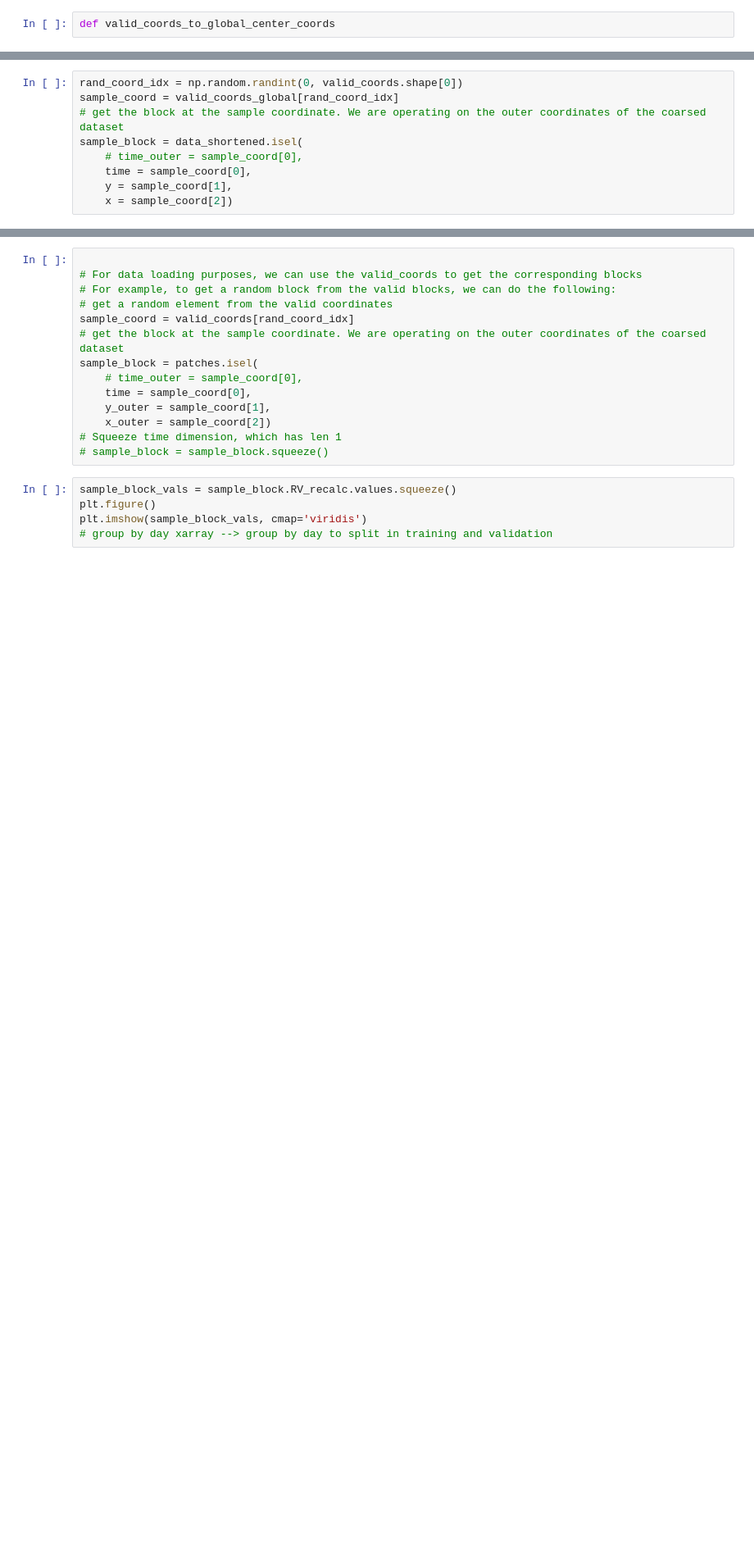
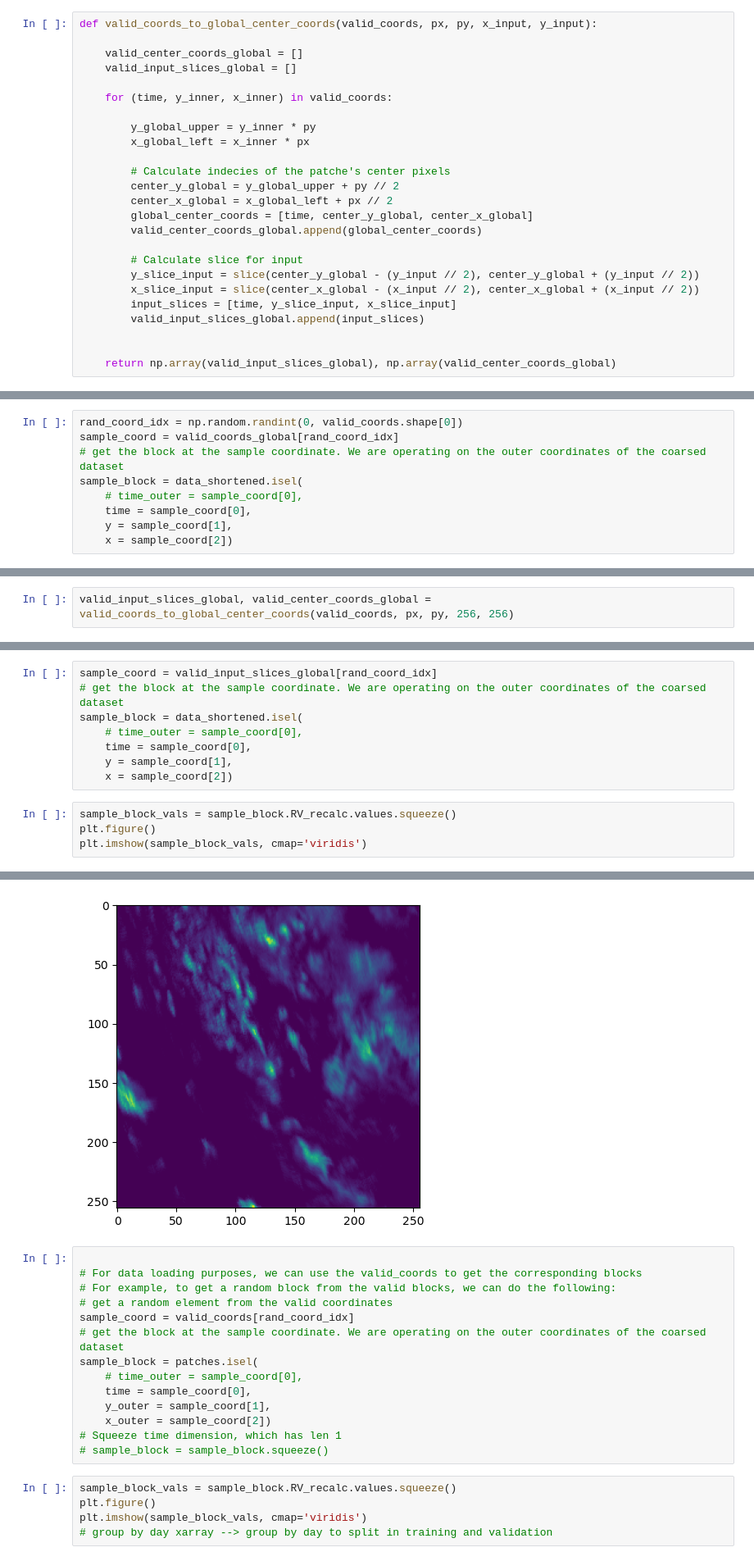
Before and after one commit to Osrip/deep_learn_rain_nowcasting, a Jupyter notebook: notebooks/new_filtering_data_scraper_small_target_patching.ipynb, the cells around one changed output, grey strips where cells are left out. Shown: that part at 82% size. Saved outputs shown, nothing was run; the diff lists cells and outputs as text; blank space fills up the shorter version.

Commit message:
Creating the input indecies works!

```diff
--- a/notebooks/new_filtering_data_scraper_small_target_patching.ipynb
+++ b/notebooks/new_filtering_data_scraper_small_target_patching.ipynb
@@ -112,4 +112,27 @@ def valid_coords_transform_to_global(valid_coords, px, py):
 # %%
-def valid_coords_to_global_center_coords
+def valid_coords_to_global_center_coords(valid_coords, px, py, x_input, y_input):
+
+    valid_center_coords_global = []
+    valid_input_slices_global = []
+
+    for (time, y_inner, x_inner) in valid_coords:
+
+        y_global_upper = y_inner * py
+        x_global_left = x_inner * px
+
+        # Calculate indecies of the patche's center pixels
+        center_y_global = y_global_upper + py // 2
+        center_x_global = x_global_left + px // 2
+        global_center_coords = [time, center_y_global, center_x_global]
+        valid_center_coords_global.append(global_center_coords)
+
+        # Calculate slice for input
+        y_slice_input = slice(center_y_global - (y_input // 2), center_y_global + (y_input // 2))
+        x_slice_input = slice(center_x_global - (x_input // 2), center_x_global + (x_input // 2))
+        input_slices = [time, y_slice_input, x_slice_input]
+        valid_input_slices_global.append(input_slices)
+
+
+    return np.array(valid_input_slices_global), np.array(valid_center_coords_global)
 # %%
 valid_coords_global = valid_coords_transform_to_global(valid_coords, px, py)
@@ -132,0 +172,2 @@ plt.imshow(sample_block_vals, cmap='viridis')
+# %%
+valid_input_slices_global, valid_center_coords_global = valid_coords_to_global_center_coords(valid_coords, px, py, 256, 256)
@@ -132,0 +190,13 @@ plt.imshow(sample_block_vals, cmap='viridis')
+# %%
+sample_coord = valid_input_slices_global[rand_coord_idx]
+# get the block at the sample coordinate. We are operating on the outer coordinates of the coarsed dataset
+sample_block = data_shortened.isel(
+    # time_outer = sample_coord[0],
+    time = sample_coord[0],
+    y = sample_coord[1],
+    x = sample_coord[2])
+# %%
+sample_block_vals = sample_block.RV_recalc.values.squeeze()
+plt.figure()
+plt.imshow(sample_block_vals, cmap='viridis')
+# %% [output]
@@ -133,3 +204,4 @@ plt.imshow(sample_block_vals, cmap='viridis')
+[figure, added]
 # %%
 
 # For data loading purposes, we can use the valid_coords to get the corresponding blocks
```
Also changed, not shown: parts of 5 cells of this notebook.
